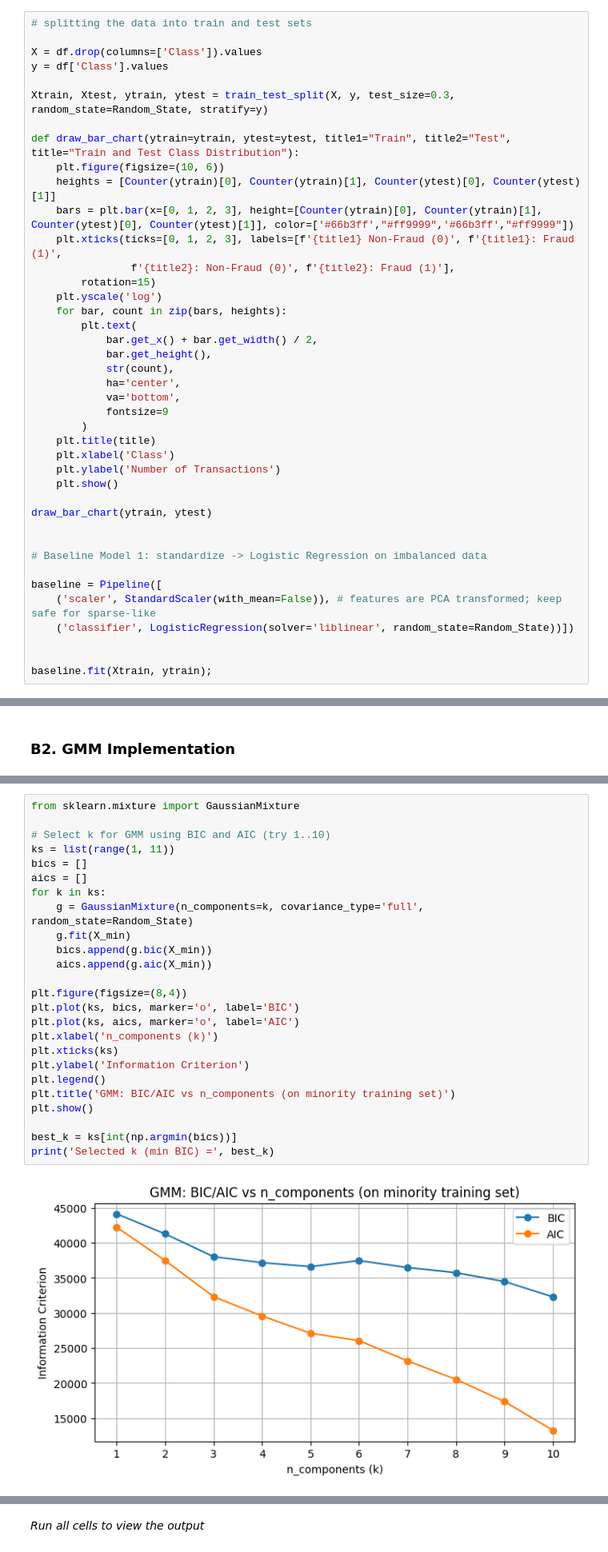
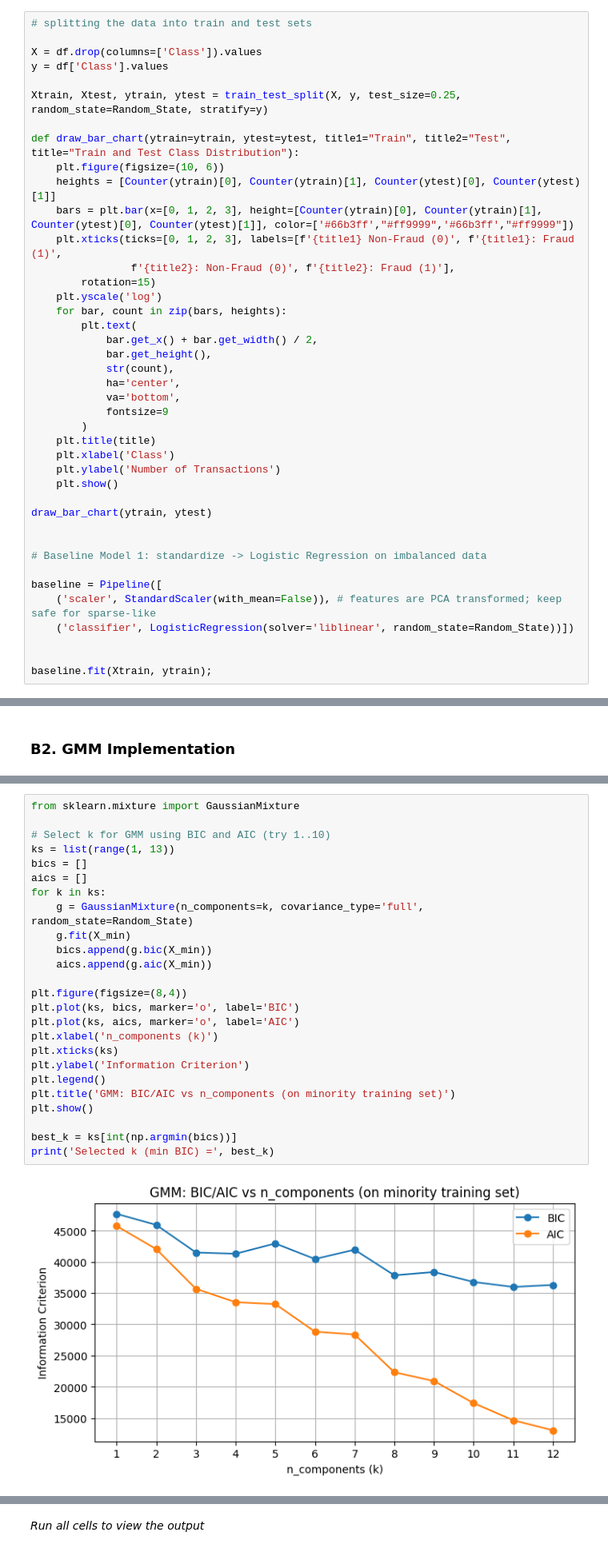
Before and after one commit to harshit-8118/assignment-4-harshit-8118, a Jupyter notebook: da25s003_A4.ipynb, the cells around one changed output, grey strips where cells are left out. Shown at 80% size. Drawn from its saved outputs; the diff is of its cells as text.

Commit message:
Split changed

```diff
--- a/da25s003_A4.ipynb
+++ b/da25s003_A4.ipynb
@@ -148,7 +150,7 @@ Imbalance Ratio (majority / minority): 577.88
 X = df.drop(columns=['Class']).values
 y = df['Class'].values
 
-Xtrain, Xtest, ytrain, ytest = train_test_split(X, y, test_size=0.3, random_state=Random_State, stratify=y)
+Xtrain, Xtest, ytrain, ytest = train_test_split(X, y, test_size=0.25, random_state=Random_State, stratify=y)
 
 def draw_bar_chart(ytrain=ytrain, ytest=ytest, title1="Train", title2="Test", title="Train and Test Class Distribution"):
     plt.figure(figsize=(10, 6))
@@ -339,27 +327,27 @@ Training minority: (344, 30) Training majority: (199020, 30)
 # %%
 from sklearn.mixture import GaussianMixture
 
 # Select k for GMM using BIC and AIC (try 1..10)
-ks = list(range(1, 11))
+ks = list(range(1, 13))
 bics = []
 aics = []
 for k in ks:
     g = GaussianMixture(n_components=k, covariance_type='full', random_state=Random_State)
     g.fit(X_min)
     bics.append(g.bic(X_min))
     aics.append(g.aic(X_min))
 
 plt.figure(figsize=(8,4))
 plt.plot(ks, bics, marker='o', label='BIC')
 plt.plot(ks, aics, marker='o', label='AIC')
 plt.xlabel('n_components (k)')
 plt.xticks(ks)
 plt.ylabel('Information Criterion')
 plt.legend()
 plt.title('GMM: BIC/AIC vs n_components (on minority training set)')
 plt.show()
 
 best_k = ks[int(np.argmin(bics))]
 print('Selected k (min BIC) =', best_k)
 # %% [output]
-[figure, old version]
+[figure, new version]
```
Also changed, not shown: parts of 27 cells of this notebook, 6 other files.
